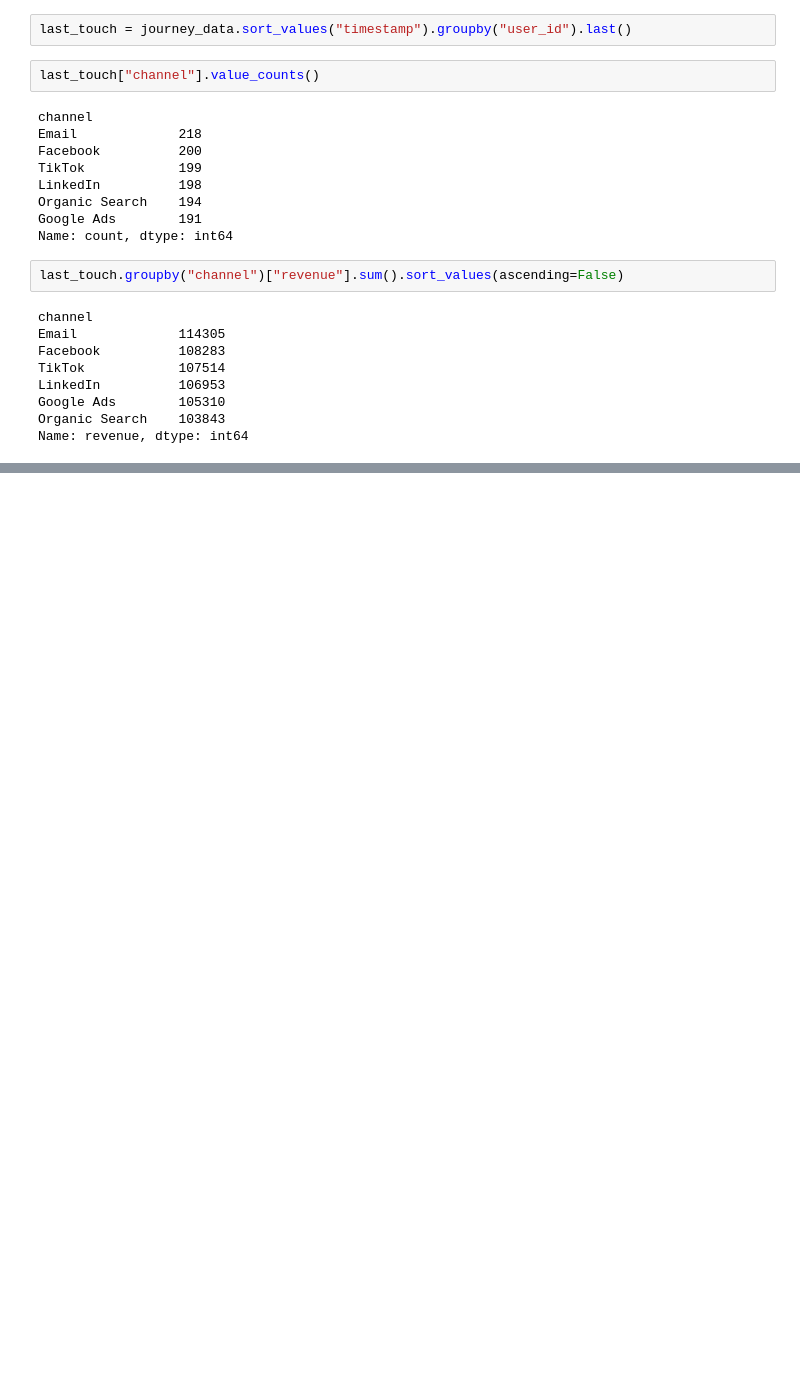
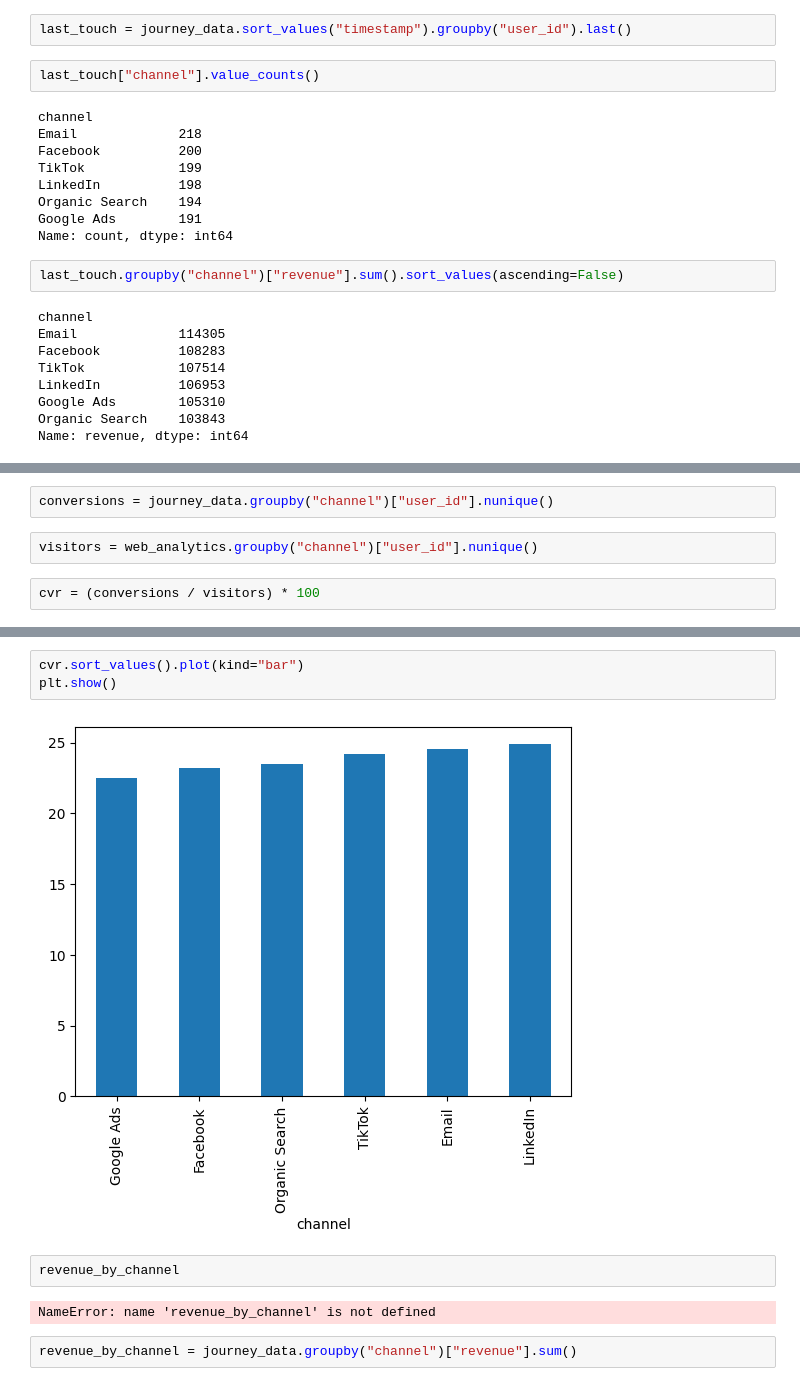
Before and after one commit to snehaone1/multi-touch-marketing-attribution, a Jupyter notebook: notebooks/eda.ipynb, the cells around one changed output, grey strips where cells are left out. Saved outputs shown, nothing was run; the diff lists cells and outputs as text; blank space fills up the shorter version.

```diff
--- a/notebooks/eda.ipynb
+++ b/notebooks/eda.ipynb
@@ -516,0 +749,6 @@ Name: revenue, dtype: int64
+# %%
+conversions = journey_data.groupby("channel")["user_id"].nunique()
+# %%
+visitors = web_analytics.groupby("channel")["user_id"].nunique()
+# %%
+cvr = (conversions / visitors) * 100
@@ -516,0 +766,11 @@ Name: revenue, dtype: int64
+# %%
+cvr.sort_values().plot(kind="bar")
+plt.show()
+# %% [output]
+[figure, added]
+# %%
+revenue_by_channel
+# %% [output]
+NameError: name 'revenue_by_channel' is not defined
+# %%
+revenue_by_channel = journey_data.groupby("channel")["revenue"].sum()
```
Also changed, not shown: parts of 45 cells of this notebook.
